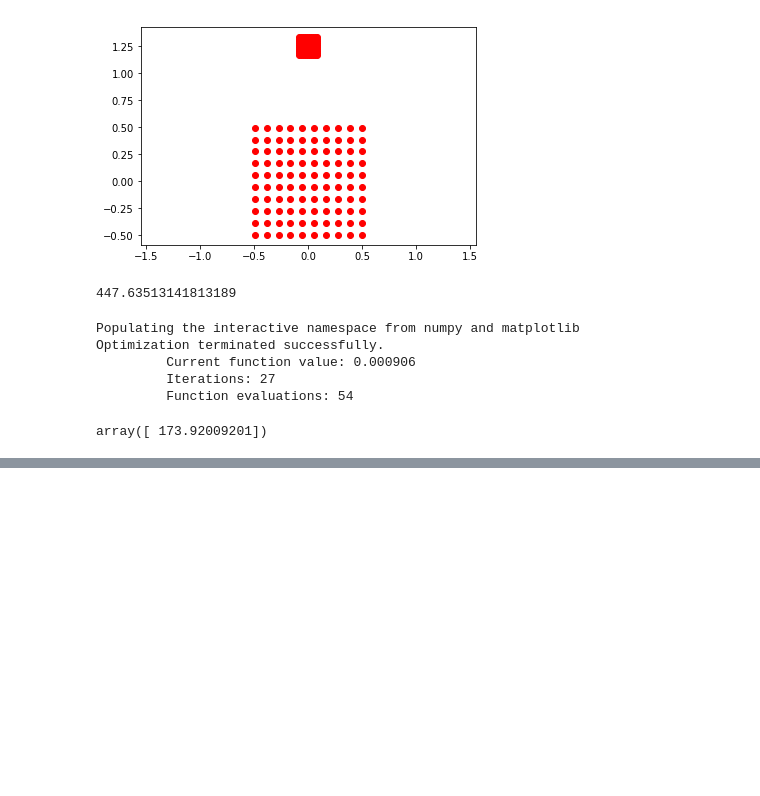
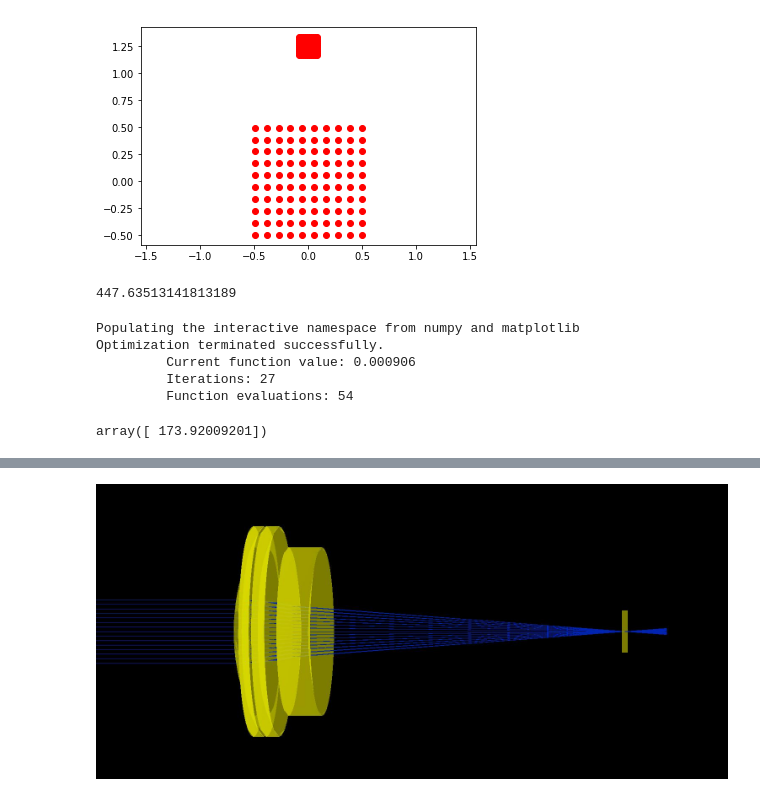
Before and after one commit to cihologramas/pyoptools, a Jupyter notebook: Tutorial.0.ipynb, the cells around one changed output, grey strips where cells are left out. Drawn from its saved outputs; the diff is of its cells as text; code cells hidden in the pictures; blank space fills up the shorter version.

```diff
--- a/Tutorial.0.ipynb
+++ b/Tutorial.0.ipynb
@@ -647,0 +689,22 @@ Namespaces are one honking great idea -- let's do more of those!
+# %%
+## Air spaced triplet telescope objective - p534 Modern optical engeneering fourth edition
+
+
+L1=SphericalLens(radius=25,curvature_s1=1/50.098,curvature_s2=-1/983.420,thickness=4.500,material=material.schott["BK7"])
+L2=SphericalLens(radius=25,curvature_s1=1/56.671,curvature_s2=-1/171.150,thickness=4.500,material=material.schott["BK7"])
+L3=SphericalLens(radius=20,curvature_s1=-1/97.339,curvature_s2=1/81.454,thickness=3.500,material=material.schott["SF1"])
+
+
+C=CCD(size=(10,10))
+
+S=System(complist=[(L1,(0,0,100),(0,0,0)),(L2,(0,0,104.6),(0,0,0)),(L3,(0,0,114.171),(0,0,0)), (C,(0,0,191.053),(0,0,0))],n=1)
+
+#R=point_source_c(origin=(0,0,0),direction=(0,0,0),span=(pi/8,pi/8),num_rays=(5,4),wavelength=0.45,label="")
+PB=parallel_beam_c(origin=(0,0,50),direction=(0,0,0),size=(15,15),num_rays=(15,15),wavelength=.45)
+
+
+S.ray_add(PB)
+S.propagate()
+Plot3D(S,center=(0,0,140),size=(150,70),scale=10,rot=[(0,pi/2.2,0)])
+# %% [output]
+[figure, added]
```
Also changed, not shown: parts of 33 cells of this notebook, 3 other files.
